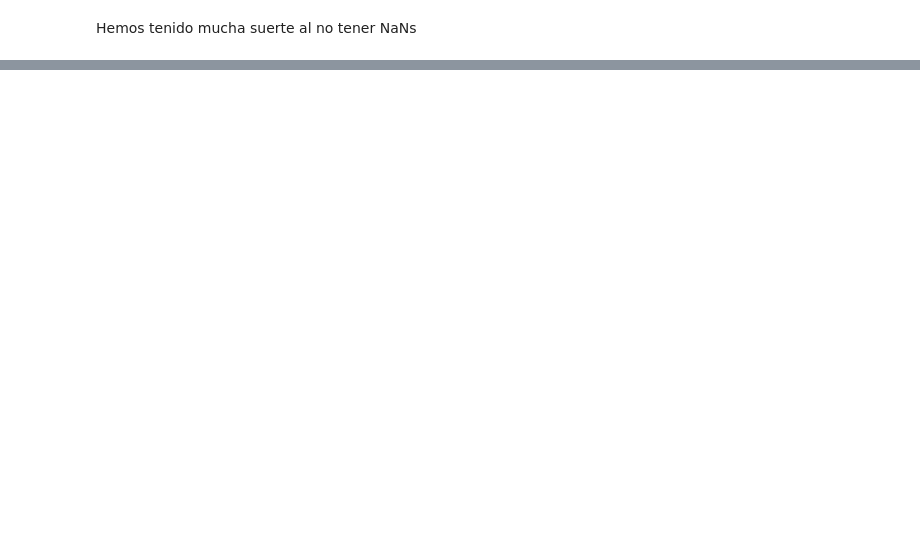
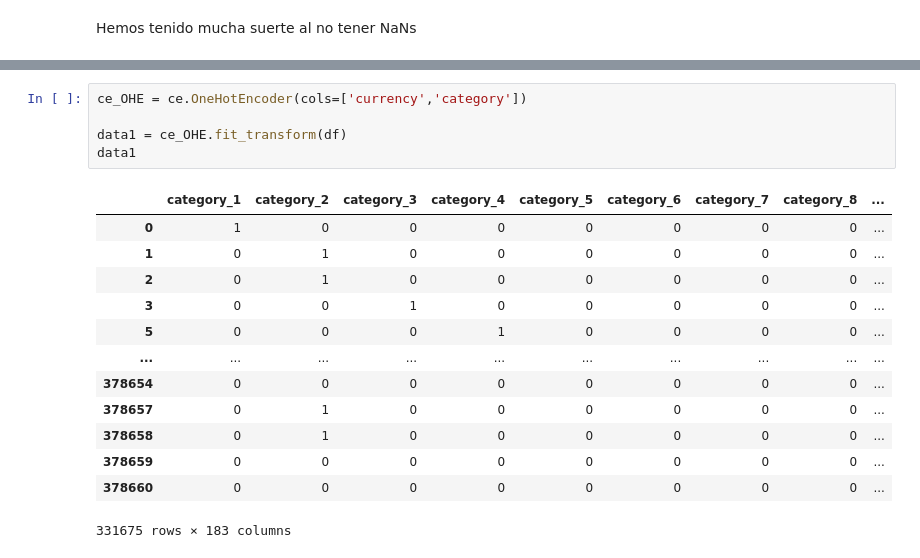
Before and after one commit to jaesmoris/Kickstarter_projects_kaggle, a Jupyter notebook: Kickstarter_projects.ipynb, the cells around one changed output, grey strips where cells are left out. Saved outputs shown, nothing was run; the diff lists cells and outputs as text; blank space fills up the shorter version.

```diff
--- a/Kickstarter_projects.ipynb
+++ b/Kickstarter_projects.ipynb
@@ -53,0 +196,19 @@ Hemos tenido mucha suerte al no tener NaNs
+# %%
+ce_OHE = ce.OneHotEncoder(cols=['currency','category'])
+
+data1 = ce_OHE.fit_transform(df)
+data1
+# %% [output]
+|  | category_1 | category_2 | category_3 | category_4 | category_5 | category_6 | category_7 | category_8 | ... |
+| 0 | 1 | 0 | 0 | 0 | 0 | 0 | 0 | 0 | ... |
+| 1 | 0 | 1 | 0 | 0 | 0 | 0 | 0 | 0 | ... |
+| 2 | 0 | 1 | 0 | 0 | 0 | 0 | 0 | 0 | ... |
+| 3 | 0 | 0 | 1 | 0 | 0 | 0 | 0 | 0 | ... |
+| 5 | 0 | 0 | 0 | 1 | 0 | 0 | 0 | 0 | ... |
+| ... | ... | ... | ... | ... | ... | ... | ... | ... | ... |
+| 378654 | 0 | 0 | 0 | 0 | 0 | 0 | 0 | 0 | ... |
+| 378657 | 0 | 1 | 0 | 0 | 0 | 0 | 0 | 0 | ... |
+| 378658 | 0 | 1 | 0 | 0 | 0 | 0 | 0 | 0 | ... |
+| 378659 | 0 | 0 | 0 | 0 | 0 | 0 | 0 | 0 | ... |
+| 378660 | 0 | 0 | 0 | 0 | 0 | 0 | 0 | 0 | ... |
+331675 rows × 183 columns
```
Also changed, not shown: parts of 16 cells of this notebook.
